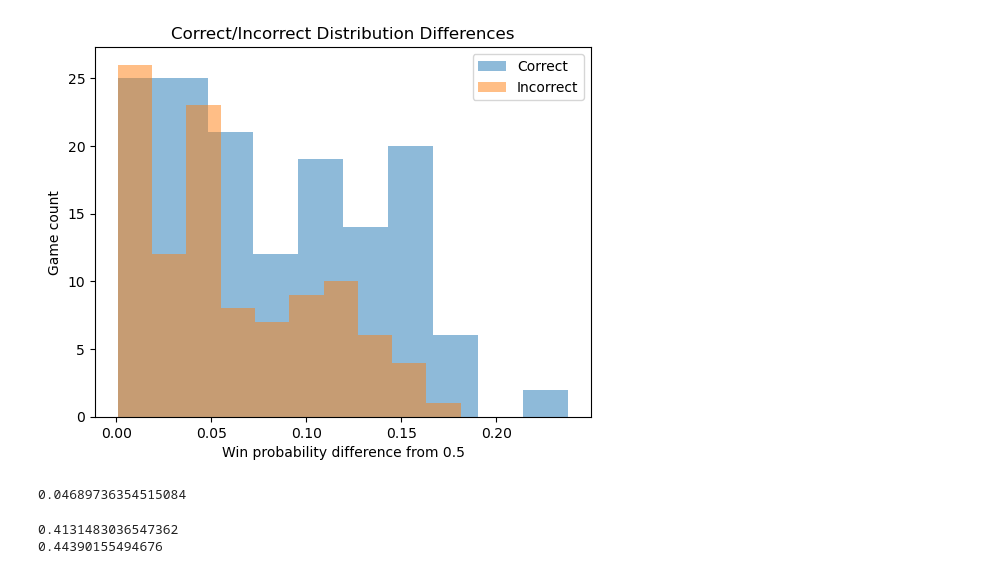
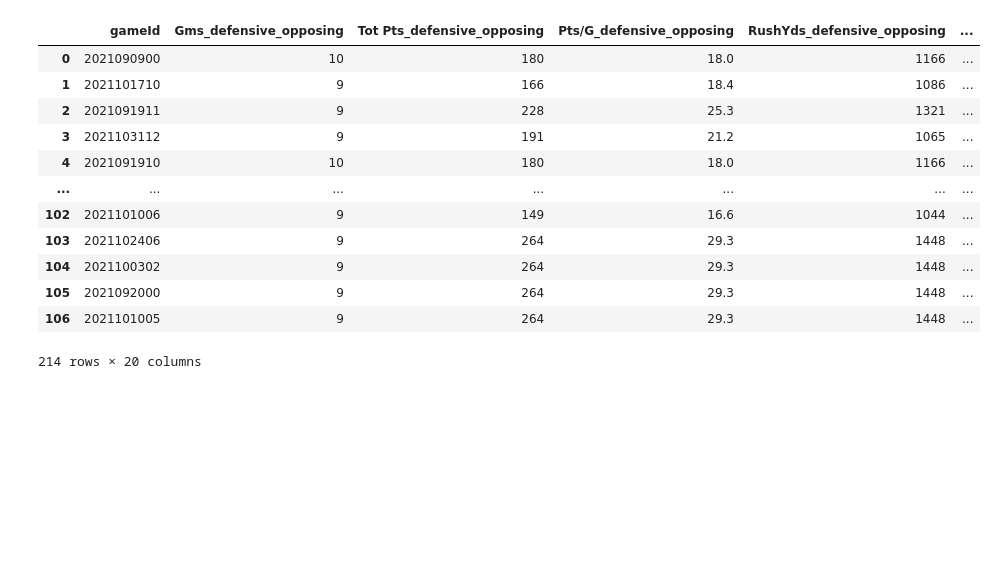
Before and after one commit to DennisKreger/NFL_Performance_Linemen, a Jupyter notebook: ml/secondary-model-win-prediction-linear-regression.ipynb, the cells around one changed output. Saved outputs shown, nothing was run; the diff lists cells and outputs as text; code cells hidden in the pictures; blank space fills up the shorter version.

```diff
--- a/ml/secondary-model-win-prediction-linear-regression.ipynb
+++ b/ml/secondary-model-win-prediction-linear-regression.ipynb
@@ -196,6 +209,22 @@ visitor_prediction_data = visitor_prediction_data.rename(columns=visitor_column_
 # %%
 # Combine home and visitor prediction sets
 prediction_data = pd.concat([visitor_prediction_data, home_prediction_data], axis=0)
+# %%
+prediction_data
+# %% [output]
+|  | gameId | Gms_defensive_opposing | Tot Pts_defensive_opposing | Pts/G_defensive_opposing | RushYds_defensive_opposing | ... |
+| 0 | 2021090900 | 10 | 180 | 18.0 | 1166 | ... |
+| 1 | 2021101710 | 9 | 166 | 18.4 | 1086 | ... |
+| 2 | 2021091911 | 9 | 228 | 25.3 | 1321 | ... |
+| 3 | 2021103112 | 9 | 191 | 21.2 | 1065 | ... |
+| 4 | 2021091910 | 10 | 180 | 18.0 | 1166 | ... |
+| ... | ... | ... | ... | ... | ... | ... |
+| 102 | 2021101006 | 9 | 149 | 16.6 | 1044 | ... |
+| 103 | 2021102406 | 9 | 264 | 29.3 | 1448 | ... |
+| 104 | 2021100302 | 9 | 264 | 29.3 | 1448 | ... |
+| 105 | 2021092000 | 9 | 264 | 29.3 | 1448 | ... |
+| 106 | 2021101005 | 9 | 264 | 29.3 | 1448 | ... |
+214 rows × 20 columns
 # %%
 # Make predictions
 test_predictions = model.predict(prediction_data.drop(columns=['gameId'], axis=1))
@@ -234,36 +254,0 @@ prediction_results['predictionCorrect'] = prediction_results.apply(lambda row: i
-# %%
-plt.hist(abs(prediction_results[prediction_results['predictionCorrect'] == 1]['homeWinProbability']-0.5), alpha = 0.5)
-plt.hist(abs(prediction_results[prediction_results['predictionCorrect'] == 0]['homeWinProbability']-0.5), alpha = 0.5)
-plt.xlabel('Win probability difference from 0.5')
-plt.ylabel('Game count')
-plt.title('Correct/Incorrect Distribution Differences')
-
-labels= ["Correct","Incorrect"]
-plt.legend(labels)
-
-plt.show()
-# %% [output]
-[figure, removed]
-# %%
-# Find p-value of F-test to find if variance in correct/incorrect distributions are statistically significant
-f = np.var(
-    prediction_results[prediction_results['predictionCorrect'] == 1]['homeWinProbability'],
-    ddof=1
-)/np.var(
-    prediction_results[prediction_results['predictionCorrect'] == 0]['homeWinProbability'],
-    ddof=1
-)
-size_correct = prediction_results[prediction_results['predictionCorrect'] == 1]['homeWinProbability'].size-1
-size_incorrect = prediction_results[prediction_results['predictionCorrect'] == 0]['homeWinProbability'].size-1
-p_value = 1-scipy.stats.f.cdf(f, size_correct, size_incorrect)
-p_value
-# %% [output]
-0.04689736354515084
-# %%
-stdev_correct = stdev(prediction_results[prediction_results['predictionCorrect'] == 1]['homeWinProbability'])
-stdev_incorrect = stdev(prediction_results[prediction_results['predictionCorrect'] == 0]['homeWinProbability'])
-print(f'Probabilityscipy.stats.norm(loc = 0 , scale = stdev_correct).cdf(0.1)-0.5)
-print(scipy.stats.norm(loc = 0 , scale = stdev_incorrect).cdf(0.1)-0.5)
-# %% [output]
-0.4131483036547362
-0.44390155494676
```
Also changed, not shown: parts of 14 cells of this notebook, 1 other file.
